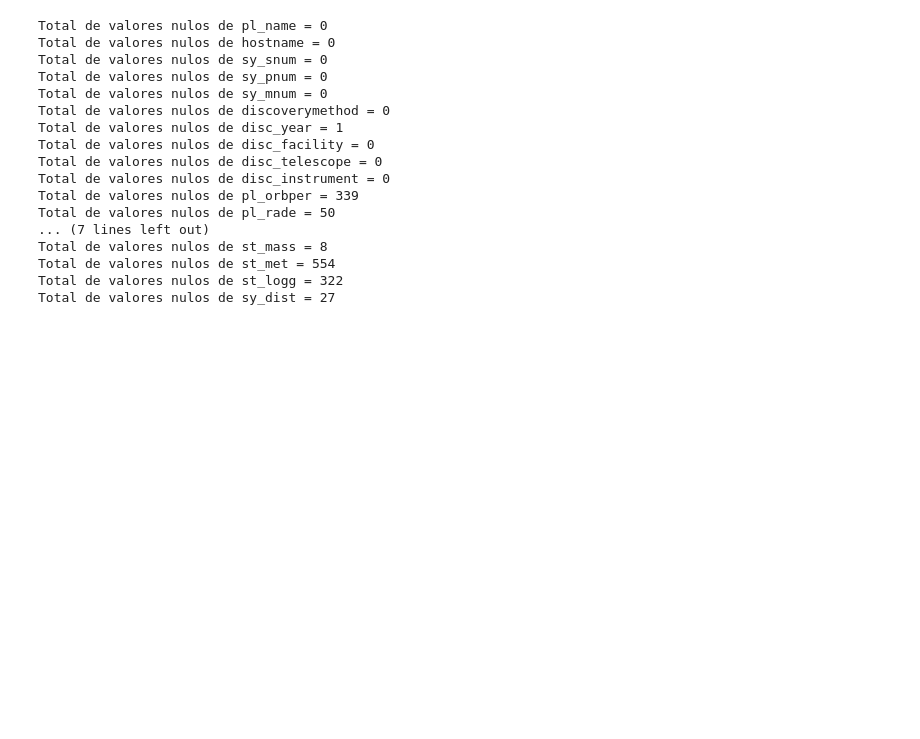
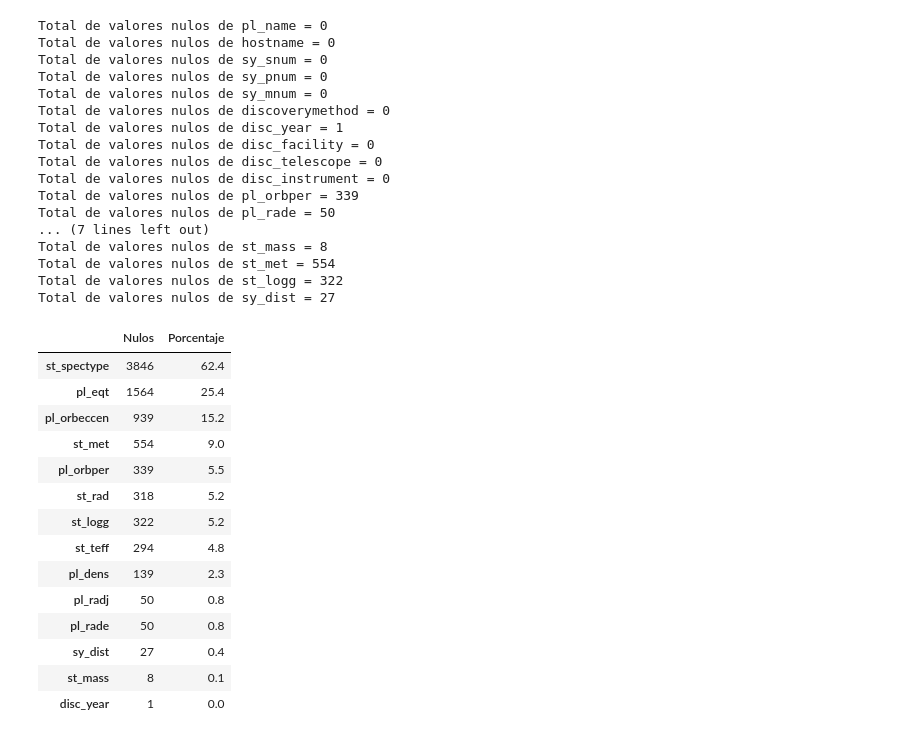
Before and after one commit to DAGP1145/Mineriadedatos, a Jupyter notebook: Mineria_De_Datos.ipynb, the cells around one changed output. Saved outputs shown, nothing was run; the diff lists cells and outputs as text; code cells hidden in the pictures; blank space fills up the shorter version.

```diff
--- a/Mineria_De_Datos.ipynb
+++ b/Mineria_De_Datos.ipynb
@@ -380,3 +392,24 @@ Total de valores nulos de st_mass = 8
 Total de valores nulos de st_met = 554
 Total de valores nulos de st_logg = 322
 Total de valores nulos de sy_dist = 27
+# %%
+nulos = systemplanets.isnull().sum()
+porcentaje = (nulos / len(df) * 100).round(1)
+df_draft = pd.DataFrame({"Nulos": nulos, "Porcentaje": porcentaje})
+display(df_draft[df_draft["Nulos"] > 0].sort_values("Porcentaje", ascending = False))
+# %% [output]
+|  | Nulos | Porcentaje |
+| st_spectype | 3846 | 62.4 |
+| pl_eqt | 1564 | 25.4 |
+| pl_orbeccen | 939 | 15.2 |
+| st_met | 554 | 9.0 |
+| pl_orbper | 339 | 5.5 |
+| st_rad | 318 | 5.2 |
+| st_logg | 322 | 5.2 |
+| st_teff | 294 | 4.8 |
+| pl_dens | 139 | 2.3 |
+| pl_radj | 50 | 0.8 |
+| pl_rade | 50 | 0.8 |
+| sy_dist | 27 | 0.4 |
+| st_mass | 8 | 0.1 |
+| disc_year | 1 | 0.0 |
```
Also changed, not shown: parts of 31 cells of this notebook.
